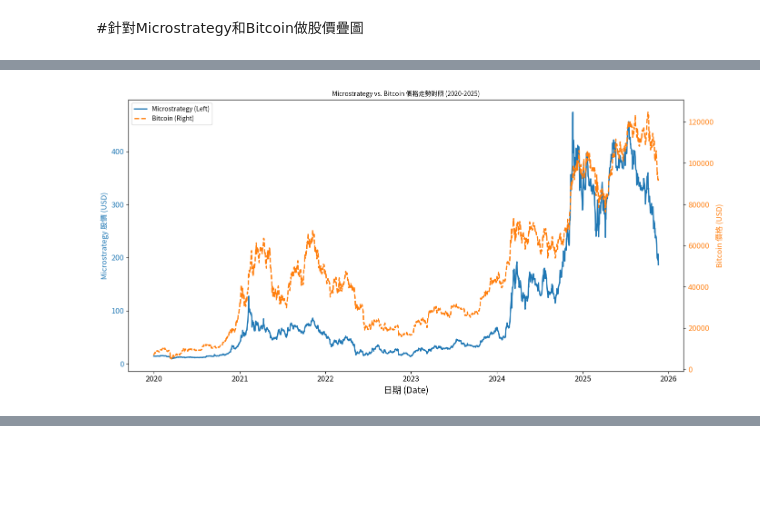
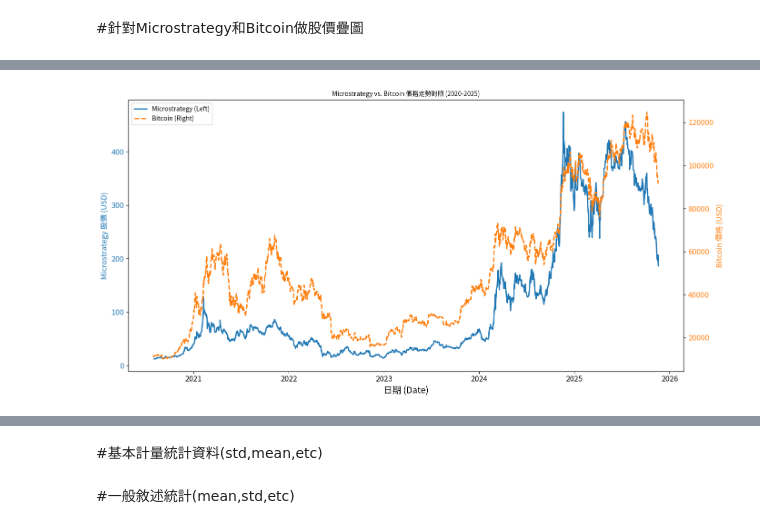
Before and after one commit to HackerJacky/Crypto-quantitative-analysis, a Jupyter notebook: crypto.ipynb, the cells around one changed output, grey strips where cells are left out. Saved outputs shown, nothing was run; the diff lists cells and outputs as text; code cells hidden in the pictures; blank space fills up the shorter version.

```diff
--- a/crypto.ipynb
+++ b/crypto.ipynb
@@ -93,7 +33,7 @@ warnings.filterwarnings('ignore')
 # %% [markdown]
 #載入資料
 # %%
-start='2020-01-01'
+start='2020-08-01'
 end='2025-11-20'
 #Bitcoin closed price
 BTC = yf.download('BTC-USD', start=start, end=end)['Close'].ffill().dropna()
@@ -206,32 +124,32 @@ for label in ax1.get_xticklabels() + ax1.get_yticklabels():
     label.set_fontsize(12)
 
 for label in ax2.get_yticklabels():
     label.set_fontproperties(myfont)
     label.set_fontsize(12)
 
 # ----------------------------------------------------
 # 4. 圖例 legend 套用中文字體
 # ----------------------------------------------------
 lines = line1 + line2
 labels = [l.get_label() for l in lines]
 ax1.legend(lines, labels, loc='upper left',
            fontsize=12, prop=myfont)
 
 # ----------------------------------------------------
 # 5. 標題
 # ----------------------------------------------------
 plt.title('Microstrategy vs. Bitcoin 價格走勢對照 (2020-2025)',
           fontsize=28, fontweight='bold', fontproperties=myfont)
 
 fig.tight_layout()
 
 # ----------------------------------------------------
 # 6. 匯出 + 下載（Colab 專用）
 # ----------------------------------------------------
 filename = "price_trend_comparison.png"
 plt.savefig(filename, dpi=300)
 plt.show()
 
-files.download(filename)
+# files.download(filename)
 # %% [output]
-[figure, old version]
+[figure, new version]
@@ -239,0 +156,4 @@ files.download(filename)
+# %% [markdown]
+#基本計量統計資料(std,mean,etc)
+# %% [markdown]
+#一般敘述統計(mean,std,etc)
```
Also changed, not shown: parts of 31 cells of this notebook.
